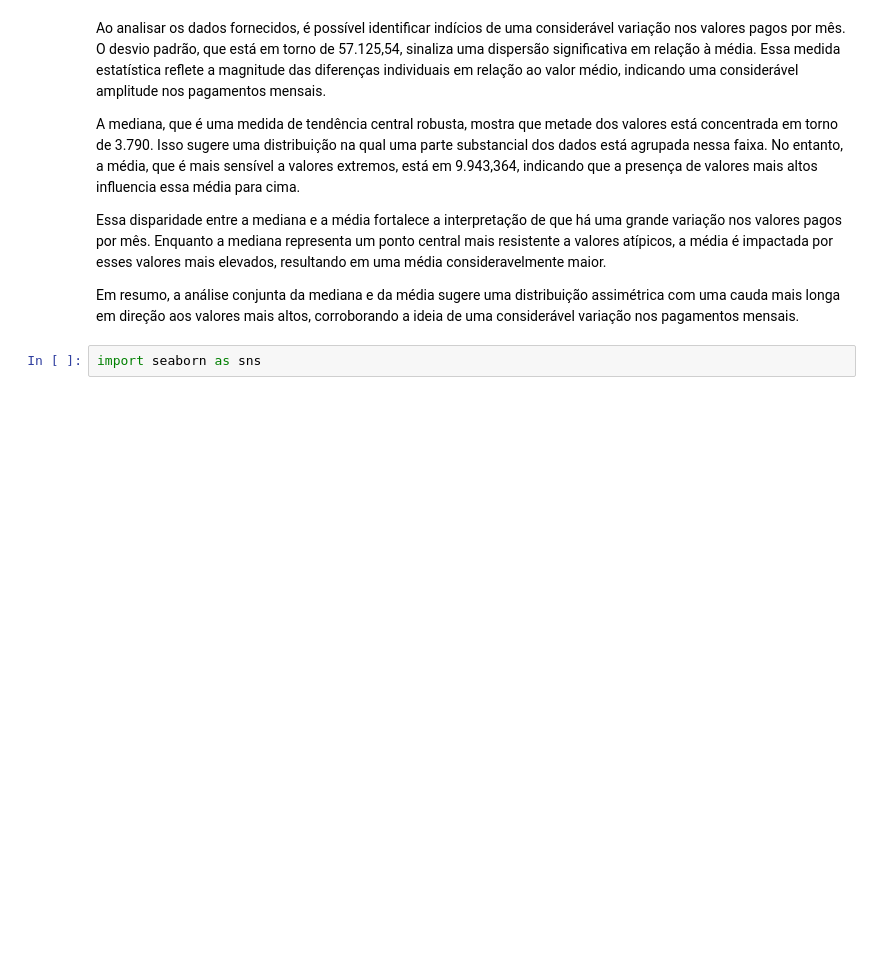
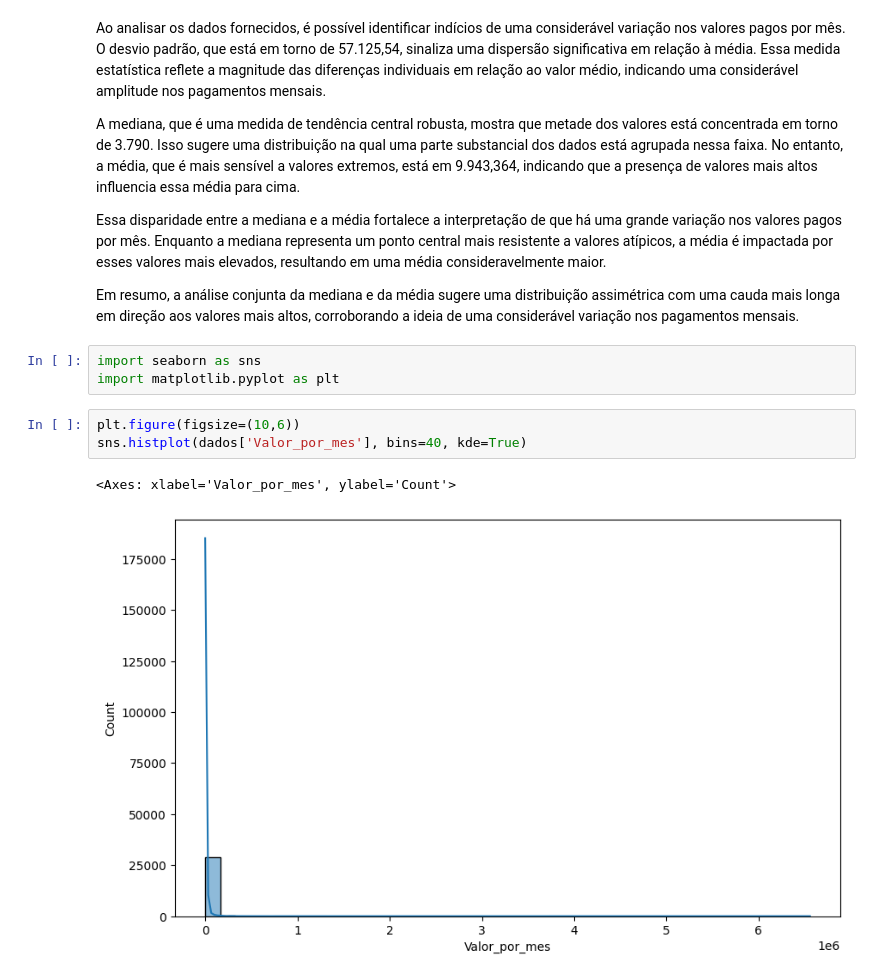
Before and after one commit to veranery/AnalisededadosImoveis, a Jupyter notebook: analisedeDadosImoveis.ipynb, the cells around one changed output. Cells and saved outputs as stored; diff of their text form; blank space fills up the shorter version.

```diff
--- a/analisedeDadosImoveis.ipynb
+++ b/analisedeDadosImoveis.ipynb
@@ -664,3 +664,10 @@ Essa disparidade entre a mediana e a média fortalece a interpretação de que h
 Em resumo, a análise conjunta da mediana e da média sugere uma distribuição assimétrica com uma cauda mais longa em direção aos valores mais altos, corroborando a ideia de uma considerável variação nos pagamentos mensais.
 # %%
 import seaborn as sns
+import matplotlib.pyplot as plt
+# %%
+plt.figure(figsize=(10,6))
+sns.histplot(dados['Valor_por_mes'], bins=40, kde=True)
+# %% [output]
+<Axes: xlabel='Valor_por_mes', ylabel='Count'>
+[figure, added]
```
Also changed, not shown: parts of 4 cells of this notebook.
